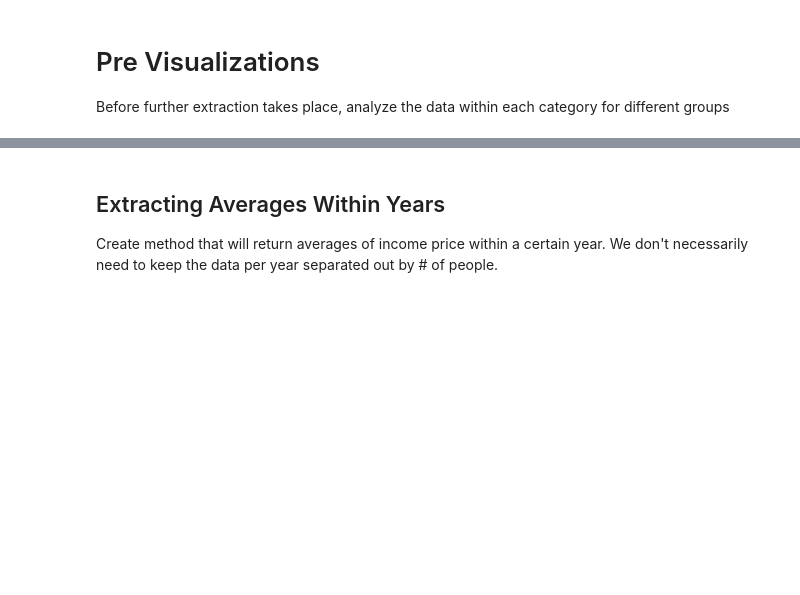
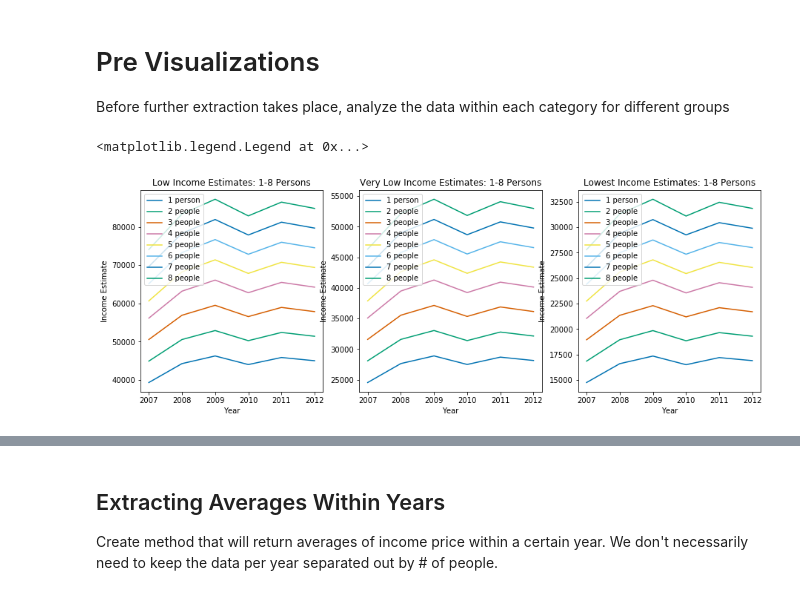
Before and after one commit to mec029/COGS108-Gentrification, a Jupyter notebook: IncomeEstimates.ipynb, the cells around one changed output, grey strips where cells are left out. Drawn from its saved outputs; the diff is of its cells as text; code cells hidden in the pictures; blank space fills up the shorter version.

```diff
--- a/IncomeEstimates.ipynb
+++ b/IncomeEstimates.ipynb
@@ -23,7 +23,8 @@ plt.rcParams['image.cmap'] = 'RdBu'
 # 1. Clean Data
 # %%
 # grabbing data from computer
-filepath = '/Users/Kofro/Desktop/MedianIncomeEstimates.csv'
+filepath = '/Users/Agykbon/Desktop/Abena/Median-Income-Estimates.csv'
+#'/Users/Kofro/Desktop/MedianIncomeEstimates.csv'
 df = pd.read_csv(filepath)
 
 # printing different categories
@@ -86,0 +112,29 @@ Before further extraction takes place, analyze the data within each category for
+# %%
+# Graph the within group data
+plt.figure(1,figsize=(15,5))
+plt.subplot(1,3,1)
+lowIncomeGraph = convertData(lowIncome.drop('Category', 1))
+plt.title('Low Income Estimates: 1-8 Persons')
+plt.xlabel('Year')
+plt.ylabel('Income Estimate')
+plt.legend(['1 person', '2 people', '3 people', '4 people', '5 people',
+               '6 people', '7 people', '8 people'], loc='upper left')
+
+plt.subplot(1,3,2)
+VlowIncomeGraph = convertData(veryLowIncome.drop('Category', 1))
+plt.title('Very Low Income Estimates: 1-8 Persons')
+plt.xlabel('Year')
+plt.ylabel('Income Estimate')
+plt.legend(['1 person', '2 people', '3 people', '4 people', '5 people',
+               '6 people', '7 people', '8 people'], loc='upper left')
+
+plt.subplot(1,3,3)
+lowestIncomeGraph = convertData(lowestIncome.drop('Category', 1))
+plt.title('Lowest Income Estimates: 1-8 Persons')
+plt.xlabel('Year')
+plt.ylabel('Income Estimate')
+plt.legend(['1 person', '2 people', '3 people', '4 people', '5 people',
+               '6 people', '7 people', '8 people'], loc='upper left')
+# %% [output]
+<matplotlib.legend.Legend at 0x...>
+[figure, added]
```
Also changed, not shown: parts of 16 cells of this notebook.
